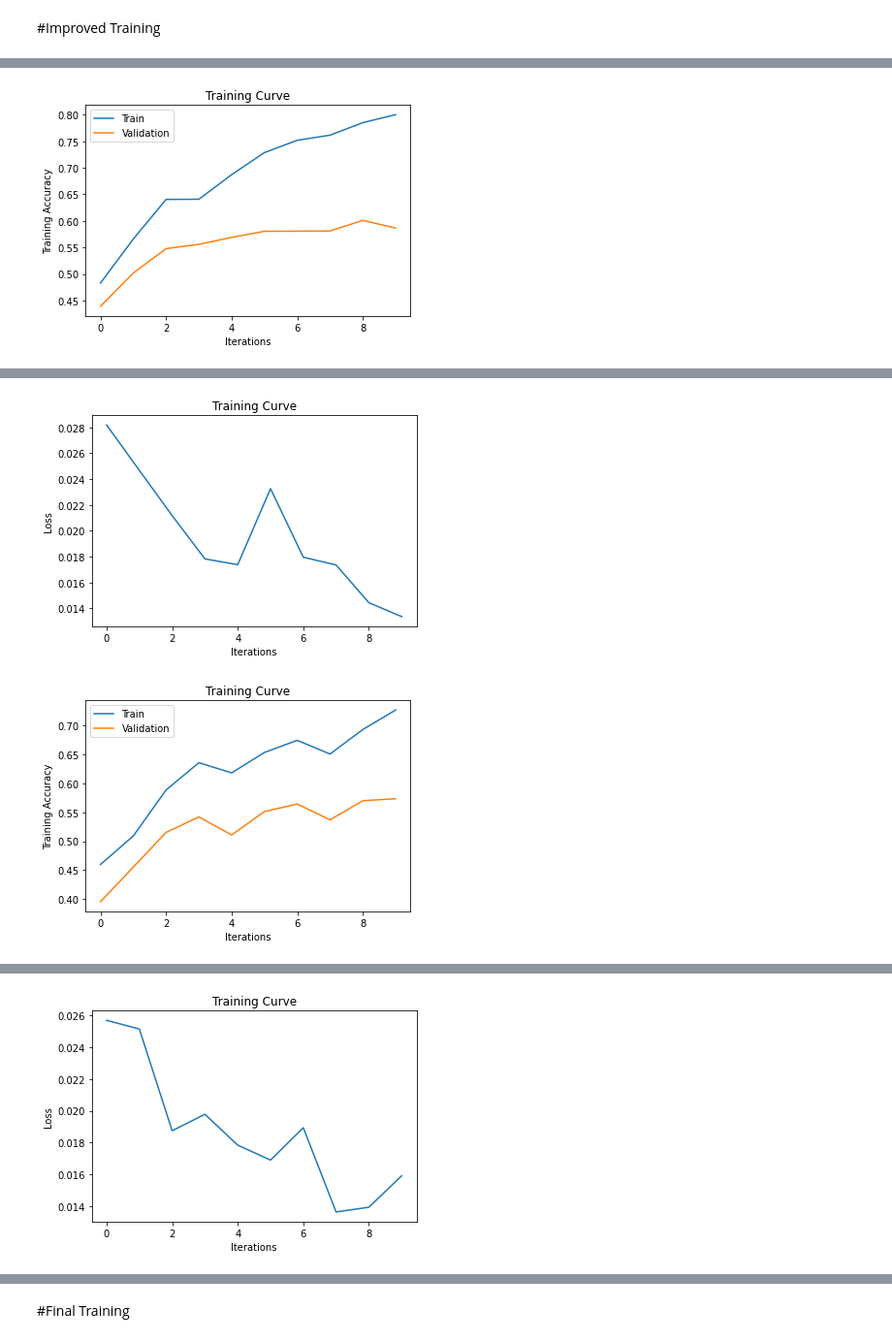
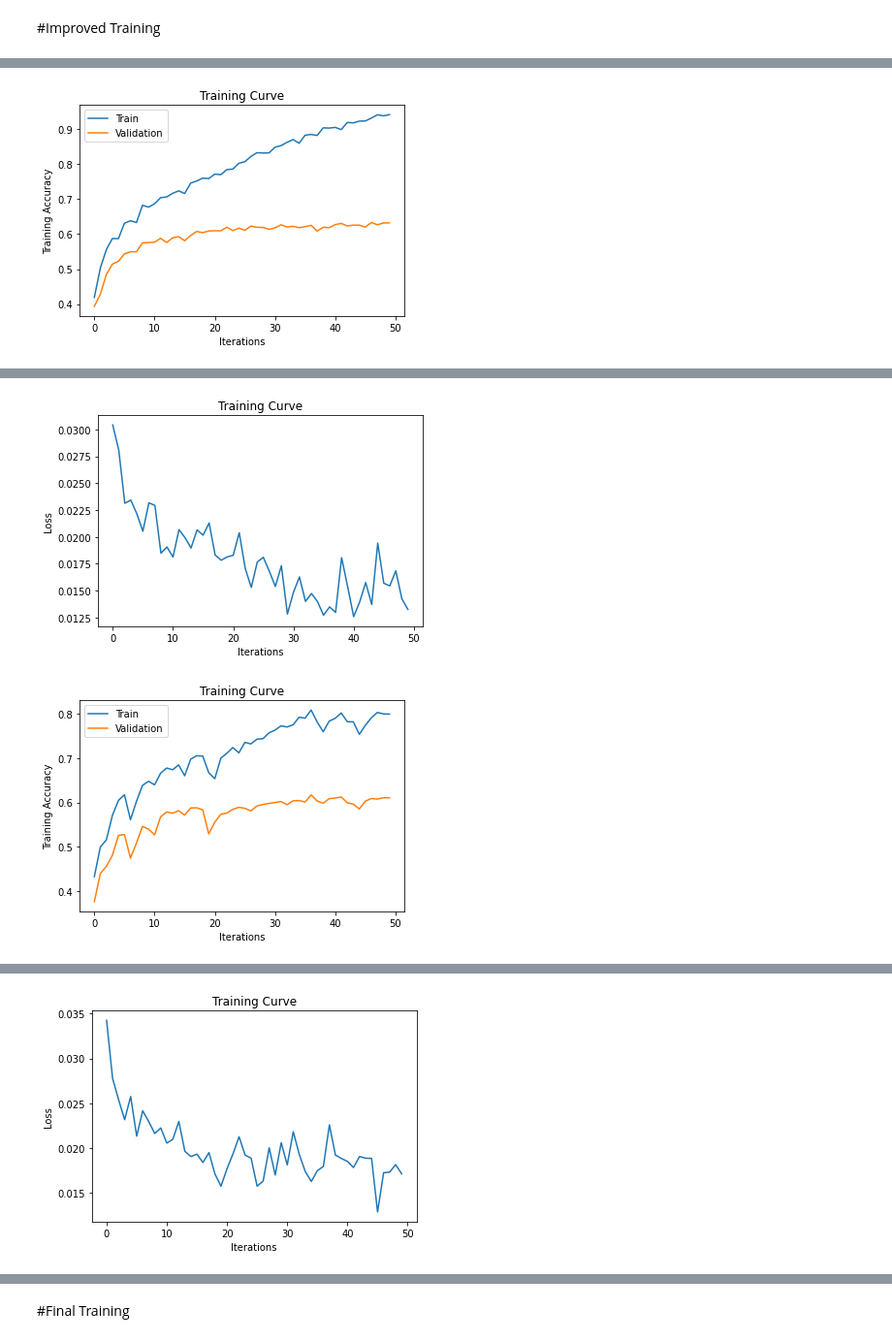
Before and after one commit to farhanwadia/mie443_contest3, a Jupyter notebook: MIE443_Final_Classifier.ipynb, the cells around one changed output, grey strips where cells are left out. Shown: that part at 97% size. Drawn from its saved outputs; the diff is of its cells as text; code cells hidden in the pictures.

```diff
--- a/MIE443_Final_Classifier.ipynb
+++ b/MIE443_Final_Classifier.ipynb
@@ -249,43 +270,42 @@ class EmotionClassificationNet_Better(nn.Module):
         super(EmotionClassificationNet_Better, self).__init__()
         self.cnn = nn.Sequential(
             nn.Conv2d(1, 64, 3, padding=1),
-            nn.ReLU(),
             nn.BatchNorm2d(64),
+            nn.LeakyReLU(),
             nn.MaxPool2d(2, 2),
             nn.Dropout(dropout),
 
             nn.Conv2d(64, 128, 3, padding=1),
-            nn.ReLU(),
             nn.BatchNorm2d(128),
+            nn.LeakyReLU(),
             nn.MaxPool2d(2, 2),
             nn.Dropout(dropout),
 
             nn.Conv2d(128, 128, 3, padding=1),
-            nn.ReLU(),
             nn.BatchNorm2d(128),
+            nn.LeakyReLU(),
+            nn.MaxPool2d(2, 2),
+            nn.Dropout(dropout),
+
+            nn.Conv2d(128, 128, 3, padding=1),
+            nn.BatchNorm2d(128),
+            nn.LeakyReLU(),
             nn.MaxPool2d(2, 2),
             nn.Dropout(dropout),
 
             nn.Conv2d(128, 256, 3, padding=1),
-            nn.ReLU(),
             nn.BatchNorm2d(256),
-            nn.MaxPool2d(2, 2),
-            nn.Dropout(dropout),
-
-            nn.Conv2d(256, 512, 3, padding=1),
-            nn.ReLU(),
-            nn.BatchNorm2d(512),
+            nn.LeakyReLU(),
             nn.Dropout(dropout),
         )
         self.nn = nn.Sequential(
-            nn.Linear(1152*4,1152*2),
-            nn.ReLU(),
+            nn.Linear(1152*2,512),
+            nn.LeakyReLU(),
             nn.Dropout(dropout),
-            nn.Linear(1152*2, 1152),
-            nn.ReLU(),
+            nn.Linear(512, 256),
+            nn.LeakyReLU(),
             nn.Dropout(dropout),
-            nn.Linear(1152, 7)
-
+            nn.Linear(256, 7)
         )
 
     def forward(self, x, test_mode=False):
@@ -485,13 +505,13 @@ if __name__ == "__main__":
         print('--------------------------------')
 
         args = getInputArgs()
-        args.nepoch = 10
+        args.nepoch = 50
         train_dl, val_dl = getDataloader(all_imgs, all_labels, train_ids, test_ids, batch_size = 128)
-        mdl = EmotionClassificationNet_Better(dropout=0)
+        mdl = EmotionClassificationNet_Better(dropout=0.25)
         mdl.apply(weight_reset) #Reset weights for proper training
         ce_loss = nn.CrossEntropyLoss()
-        optimizer = torch.optim.AdamW(mdl.parameters(),weight_decay=1e-4)
-        #optimizer = torch.optim.Adam(mdl.parameters(),weight_decay=1e-8,lr=0.0001)
+        optimizer = torch.optim.AdamW(mdl.parameters(),weight_decay=1e-2,lr=0.001)
+        #optimizer = torch.optim.Adam(mdl.parameters())
         #optimizer = torch.optim.SGD(mdl.parameters(),momentum=0.9,weight_decay=1e-7,lr=0.001)
         device = torch.device('cpu')
         iters, losses, train_acc_list, val_acc_list = [], [], [], []
@@ -514,8 +534,8 @@ if __name__ == "__main__":
             for epoch in range(args.nepoch):
                 #print('Train loop: ', str(epoch))
                 mdl.train(True)
-                #mdl, avg_loss = train_loop(mdl, ce_loss, optimizer, train_dl, device)
-                mdl, avg_loss = train_loop_t(mdl, ce_loss, optimizer, train_dl, device) #Train with transform
+                mdl, avg_loss = train_loop(mdl, ce_loss, optimizer, train_dl, device)
+                #mdl, avg_loss = train_loop_t(mdl, ce_loss, optimizer, train_dl, device) #Train with transform
                 #print('Train ACC loop: ',str(epoch))
                 mdl.train(False)
                 train_acc = calc_acc(mdl, train_dl, 'train', device)
@@ -582 +603 @@ Epoch: 9 | Training Acc: 0.8002011138613861 | Validation acc: 0.5865429234338747
-[figure, old version]
+[figure, new version]
@@ -598,2 +621,2 @@ Epoch: 9 | Training Acc: 0.7266117492361837 | Validation acc: 0.5734839108910891
-[figure, old version]
+[figure, new version]
-[figure, old version]
+[figure, new version]
@@ -615 +640 @@ Epoch: 9 | Training Acc: 0.7411532660401439 | Validation acc: 0.573174504950495
-[figure, old version]
+[figure, new version]
```
Also changed, not shown: parts of 5 cells of this notebook.
